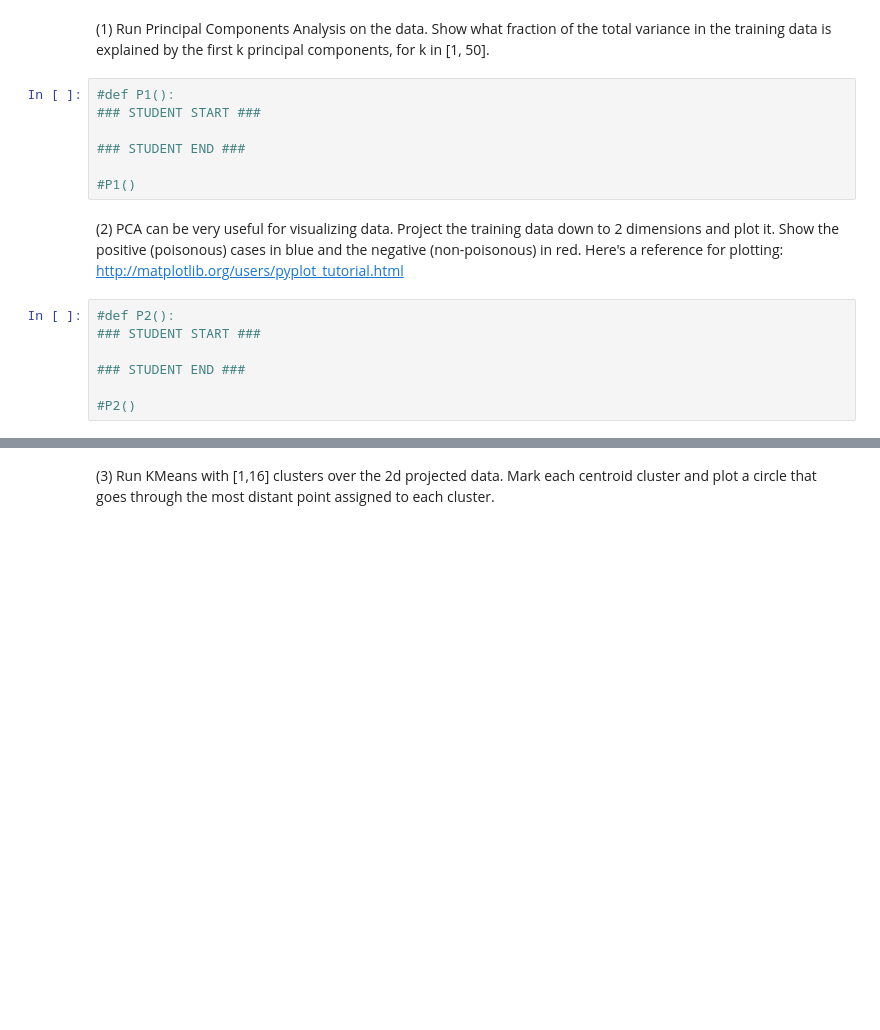
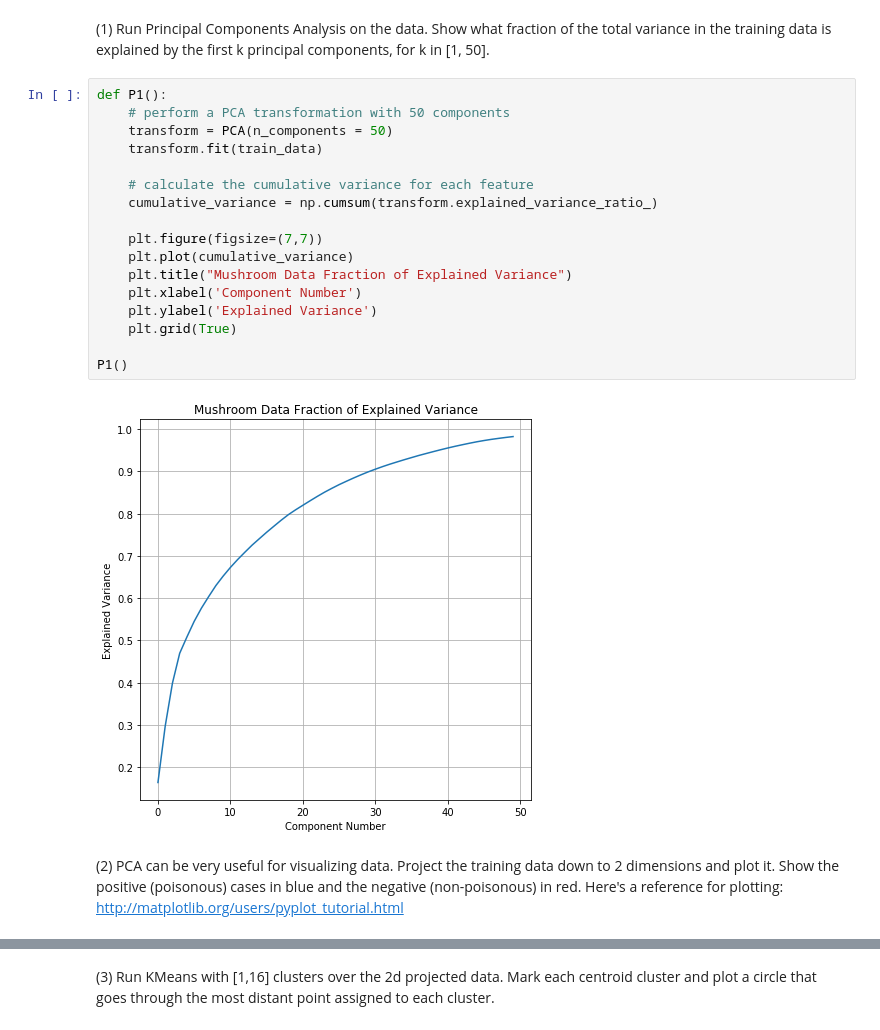
Before and after one commit to lukedoolittle/w207_summer_2017, a Jupyter notebook: project3/doolittle_luke_p3.ipynb, the cells around one changed output, grey strips where cells are left out. Cells and saved outputs as stored; diff of their text form; blank space fills up the shorter version.

```diff
--- a/project3/doolittle_luke_p3.ipynb
+++ b/project3/doolittle_luke_p3.ipynb
@@ -59,19 +59,24 @@ print(train_data.shape, test_data.shape)
 (7000, 126) (1124, 126)
 # %% [markdown]
 (1) Run Principal Components Analysis on the data. Show what fraction of the total variance in the training data is explained by the first k principal components, for k in [1, 50].
-# %%
-#def P1():
-### STUDENT START ###
-
-### STUDENT END ###
-
-#P1()
+# %%
+def P1():
+    # perform a PCA transformation with 50 components
+    transform = PCA(n_components = 50)
+    transform.fit(train_data)
+
+    # calculate the cumulative variance for each feature
+    cumulative_variance = np.cumsum(transform.explained_variance_ratio_)
+
+    plt.figure(figsize=(7,7))
+    plt.plot(cumulative_variance)
+    plt.title("Mushroom Data Fraction of Explained Variance")
+    plt.xlabel('Component Number')
+    plt.ylabel('Explained Variance')
+    plt.grid(True)
+
+P1()
+# %% [output]
+[figure, added]
 # %% [markdown]
 (2) PCA can be very useful for visualizing data. Project the training data down to 2 dimensions and plot it. Show the positive (poisonous) cases in blue and the negative (non-poisonous) in red. Here's a reference for plotting: http://matplotlib.org/users/pyplot_tutorial.html
-# %%
-#def P2():
-### STUDENT START ###
-
-### STUDENT END ###
-
-#P2()
```
Also changed, not shown: parts of 1 cell of this notebook.
